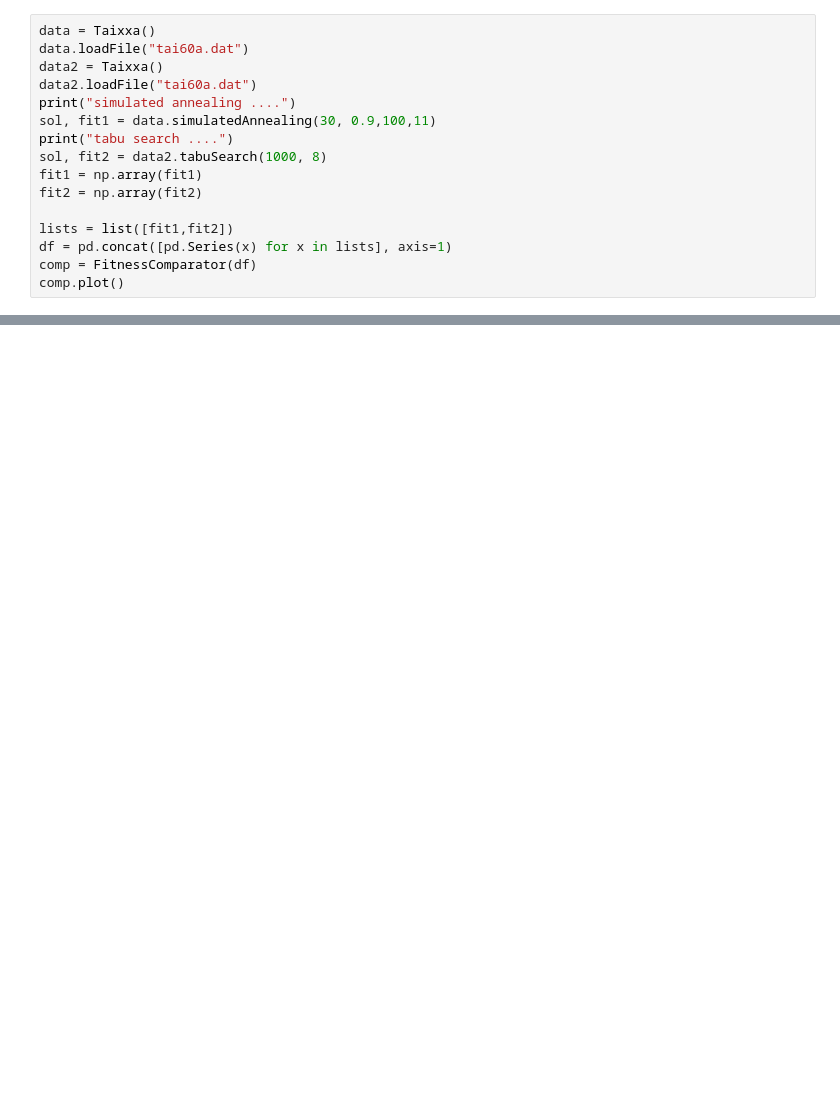
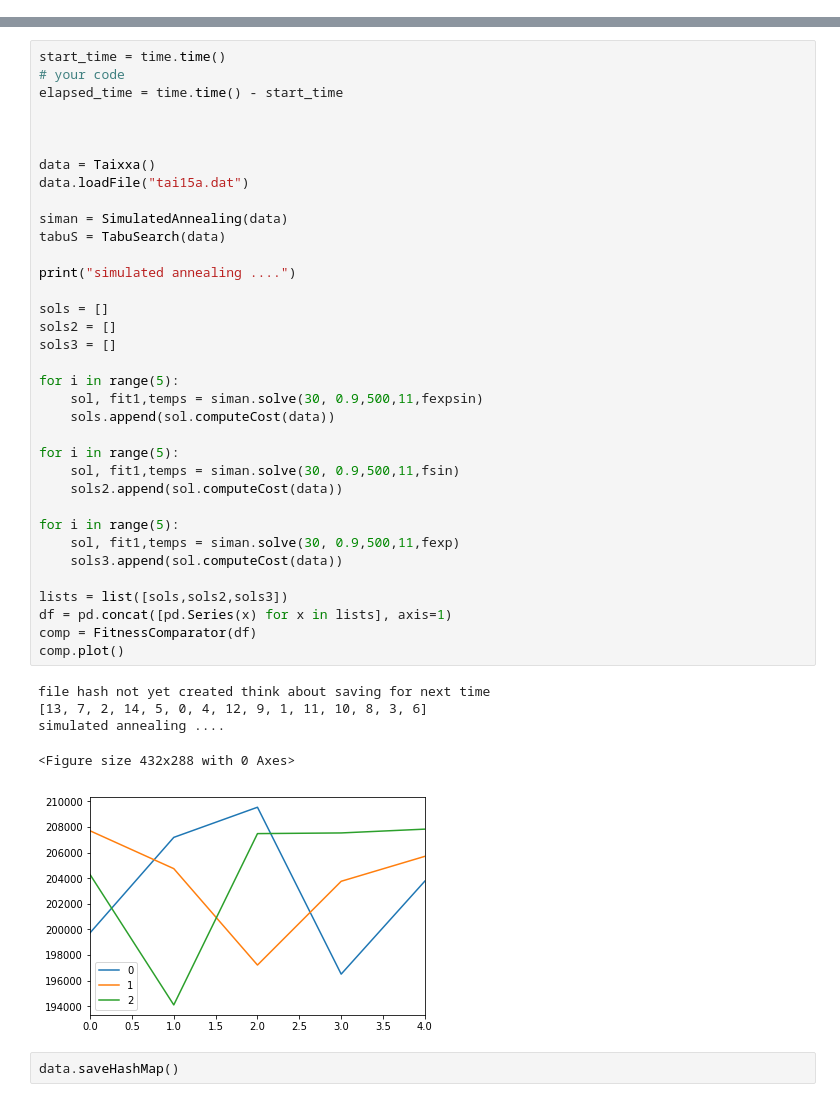
Before and after one commit to M-Garrigues/Quadratic-Assignment-Problem, a Jupyter notebook: notebooks/Taixxa.ipynb, the cells around one changed output, grey strips where cells are left out. Drawn from its saved outputs; the diff is of its cells as text; blank space fills up the shorter version.

```diff
--- a/notebooks/Taixxa.ipynb
+++ b/notebooks/Taixxa.ipynb
@@ -15,16 +17,0 @@ from FitnessComparator import FitnessComparator
-# %%
-data = Taixxa()
-data.loadFile("tai60a.dat")
-data2 = Taixxa()
-data2.loadFile("tai60a.dat")
-print("simulated annealing ....")
-sol, fit1 = data.simulatedAnnealing(30, 0.9,100,11)
-print("tabu search ....")
-sol, fit2 = data2.tabuSearch(1000, 8)
-fit1 = np.array(fit1)
-fit2 = np.array(fit2)
-
-lists = list([fit1,fit2])
-df = pd.concat([pd.Series(x) for x in lists], axis=1)
-comp = FitnessComparator(df)
-comp.plot()
@@ -35,0 +54,43 @@ TypeError: 'NoneType' object is not subscriptable
+# %%
+start_time = time.time()
+# your code
+elapsed_time = time.time() - start_time
+
+
+
+data = Taixxa()
+data.loadFile("tai15a.dat")
+
+siman = SimulatedAnnealing(data)
+tabuS = TabuSearch(data)
+
+print("simulated annealing ....")
+
+sols = []
+sols2 = []
+sols3 = []
+
+for i in range(5):
+    sol, fit1,temps = siman.solve(30, 0.9,500,11,fexpsin)
+    sols.append(sol.computeCost(data))
+
+for i in range(5):
+    sol, fit1,temps = siman.solve(30, 0.9,500,11,fsin)
+    sols2.append(sol.computeCost(data))
+
+for i in range(5):
+    sol, fit1,temps = siman.solve(30, 0.9,500,11,fexp)
+    sols3.append(sol.computeCost(data))
+
+lists = list([sols,sols2,sols3])
+df = pd.concat([pd.Series(x) for x in lists], axis=1)
+comp = FitnessComparator(df)
+comp.plot()
+# %% [output]
+file hash not yet created think about saving for next time
+[13, 7, 2, 14, 5, 0, 4, 12, 9, 1, 11, 10, 8, 3, 6]
+simulated annealing ....
+<Figure size 432x288 with 0 Axes>
+[figure, added]
+# %%
+data.saveHashMap()
```
Also changed, not shown: parts of 9 cells of this notebook, 16 other files.
